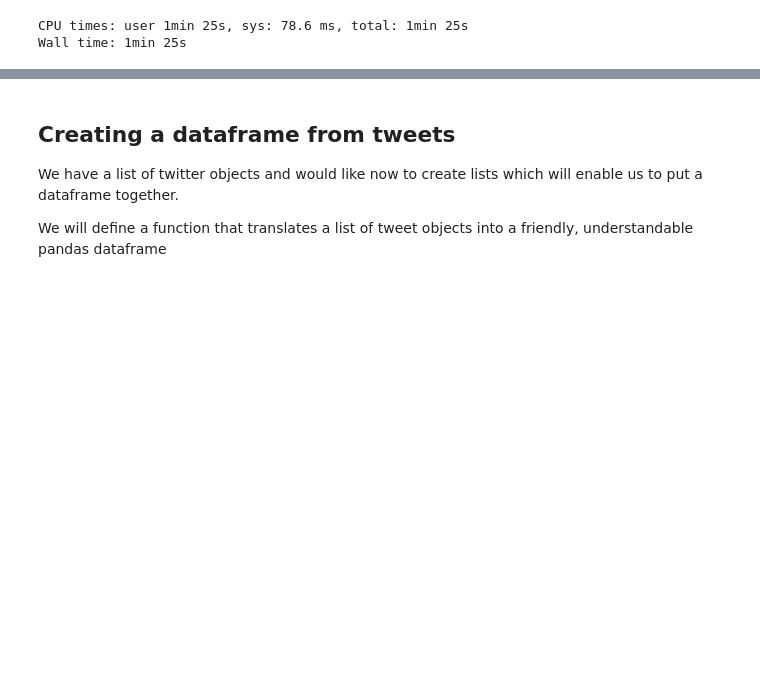
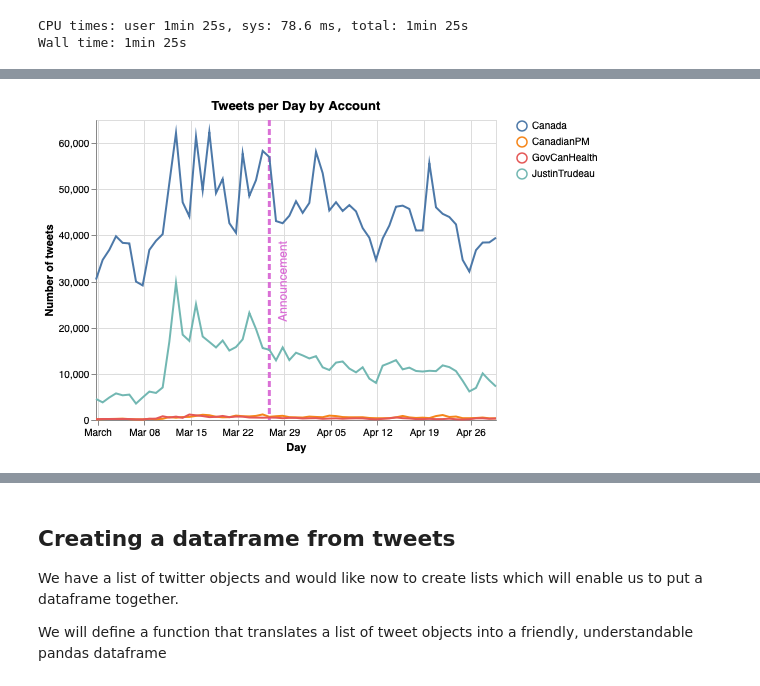
Before and after one commit to vcuspinera/Canada_response_covid, a Jupyter notebook: src/twitter-search_v3_snscrape.ipynb, the cells around one changed output, grey strips where cells are left out. Drawn from its saved outputs; the diff is of its cells as text; code cells hidden in the pictures; blank space fills up the shorter version.

```diff
--- a/src/twitter-search_v3_snscrape.ipynb
+++ b/src/twitter-search_v3_snscrape.ipynb
@@ -357,6 +357,10 @@ CPU times: user 1min 25s, sys: 78.6 ms, total: 1min 25s
 Wall time: 1min 25s
 # %%
 # tweets per day by account
+
+alt.renderers.enable('mimetype')
+
+
 df_aux = pd.DataFrame(df_tot.groupby(['account', 'day'])['content'].count()).reset_index()
 
 base = alt.Chart(df_aux)
@@ -394,3 +397,4 @@ rule + lines + text
+[figure, added]
 # %%
 df_aux = pd.DataFrame(df_tot.groupby(['account', 'lang'])['content'].count()).reset_index()
 sort_lang = pd.DataFrame(df_aux.groupby(['lang'])['content'].sum()).reset_index().sort_values(by=['content'], ascending=False).reset_index()['lang']
```
Also changed, not shown: parts of 2 cells of this notebook.
